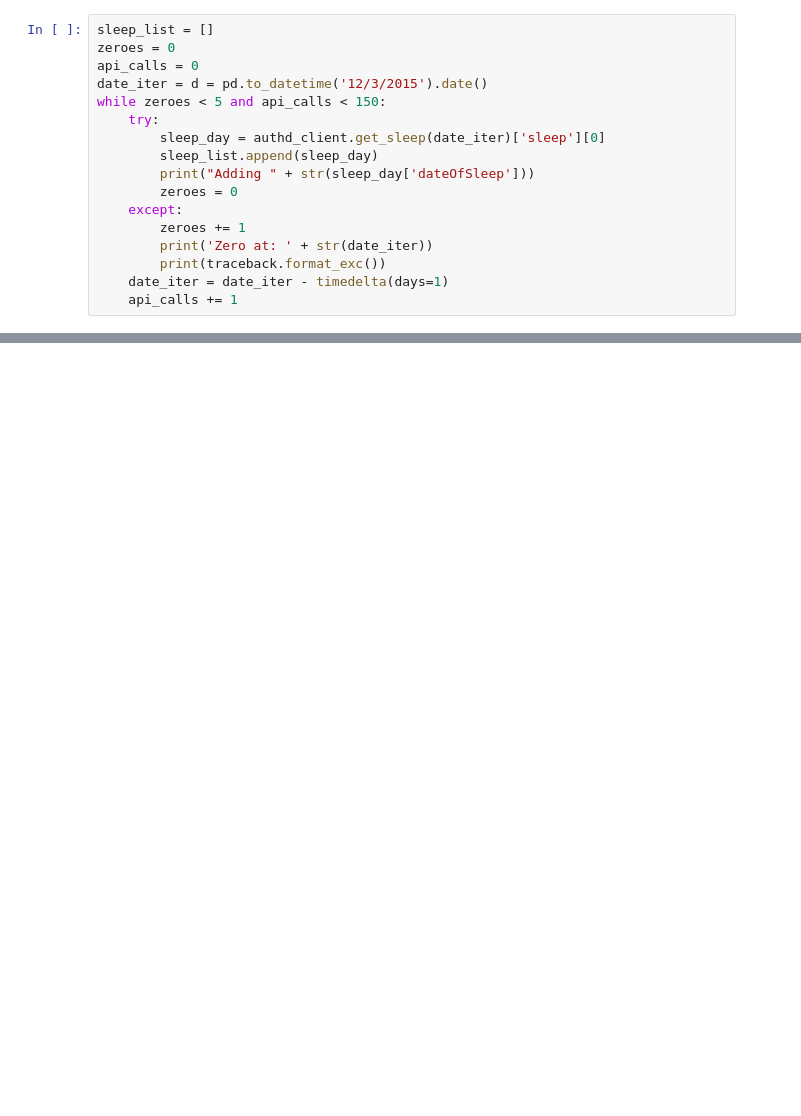
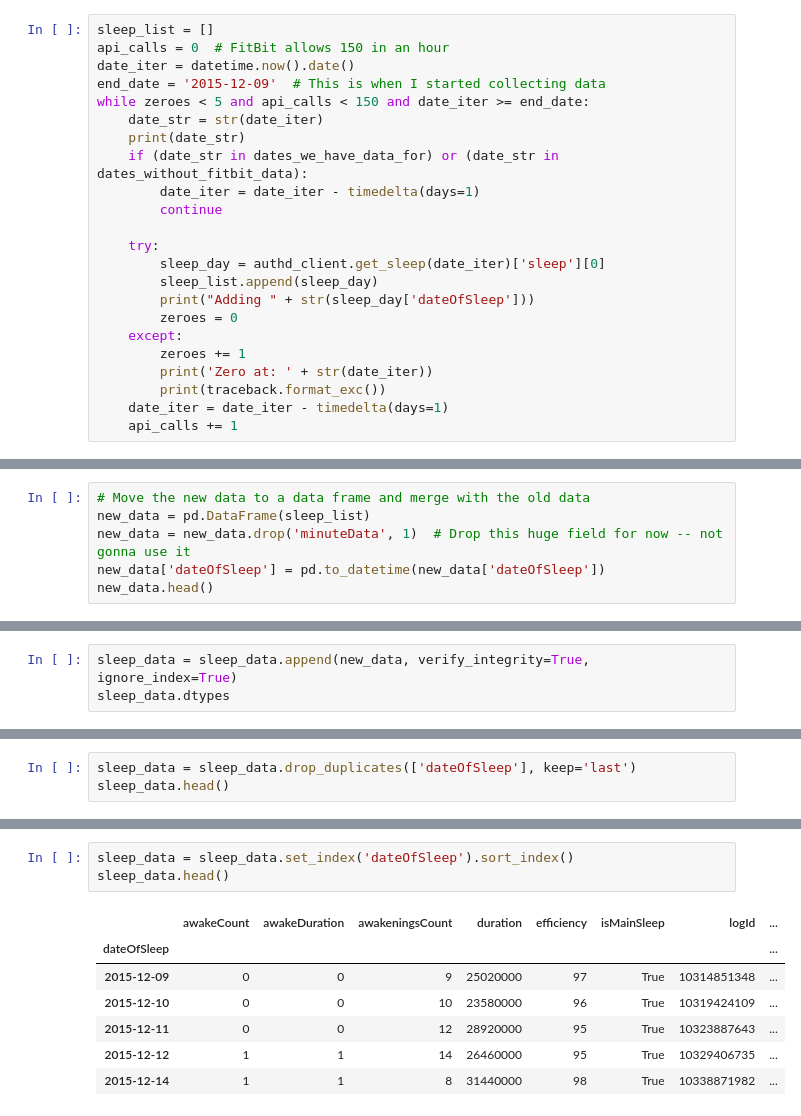
Before and after one commit to sbeslow/sleep, a Jupyter notebook: notebooks/Grab Data From FitBit.ipynb, the cells around one changed output, grey strips where cells are left out. Drawn from its saved outputs; the diff is of its cells as text; blank space fills up the shorter version.

Commit message:
Cleaned up notebook on collecting FitBit data

```diff
--- a/notebooks/Grab Data From FitBit.ipynb
+++ b/notebooks/Grab Data From FitBit.ipynb
@@ -26,9 +66,15 @@ import traceback
 # %%
 sleep_list = []
-zeroes = 0
-api_calls = 0
-date_iter = d = pd.to_datetime('12/3/2015').date()
-while zeroes < 5 and api_calls < 150:
+api_calls = 0  # FitBit allows 150 in an hour
+date_iter = datetime.now().date()
+end_date = '2015-12-09'  # This is when I started collecting data
+while zeroes < 5 and api_calls < 150 and date_iter >= end_date:
+    date_str = str(date_iter)
+    print(date_str)
+    if (date_str in dates_we_have_data_for) or (date_str in dates_without_fitbit_data):
+        date_iter = date_iter - timedelta(days=1)
+        continue
+
     try:
         sleep_day = authd_client.get_sleep(date_iter)['sleep'][0]
         sleep_list.append(sleep_day)
@@ -74,0 +127,6 @@ with open('data/sleep_list.csv', 'a') as f:
+# %%
+# Move the new data to a data frame and merge with the old data
+new_data = pd.DataFrame(sleep_list)
+new_data = new_data.drop('minuteData', 1)  # Drop this huge field for now -- not gonna use it
+new_data['dateOfSleep'] = pd.to_datetime(new_data['dateOfSleep'])
+new_data.head()
@@ -74,0 +140,3 @@ with open('data/sleep_list.csv', 'a') as f:
+# %%
+sleep_data = sleep_data.append(new_data, verify_integrity=True, ignore_index=True)
+sleep_data.dtypes
@@ -74,0 +161,3 @@ with open('data/sleep_list.csv', 'a') as f:
+# %%
+sleep_data = sleep_data.drop_duplicates(['dateOfSleep'], keep='last')
+sleep_data.head()
@@ -74,0 +180,11 @@ with open('data/sleep_list.csv', 'a') as f:
+# %%
+sleep_data = sleep_data.set_index('dateOfSleep').sort_index()
+sleep_data.head()
+# %% [output]
+|  | awakeCount | awakeDuration | awakeningsCount | duration | efficiency | isMainSleep | logId | ... |
+| dateOfSleep |  |  |  |  |  |  |  | ... |
+| 2015-12-09 | 0 | 0 | 9 | 25020000 | 97 | True | 10314851348 | ... |
+| 2015-12-10 | 0 | 0 | 10 | 23580000 | 96 | True | 10319424109 | ... |
+| 2015-12-11 | 0 | 0 | 12 | 28920000 | 95 | True | 10323887643 | ... |
+| 2015-12-12 | 1 | 1 | 14 | 26460000 | 95 | True | 10329406735 | ... |
+| 2015-12-14 | 1 | 1 | 8 | 31440000 | 98 | True | 10338871982 | ... |
```
Also changed, not shown: parts of 23 cells of this notebook, 3 other files.
